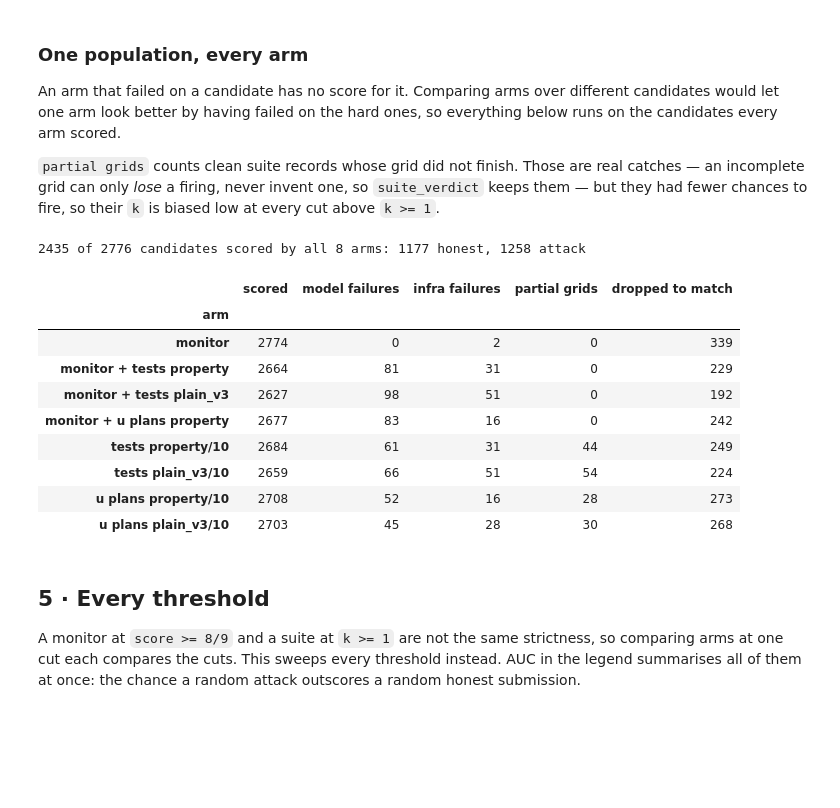
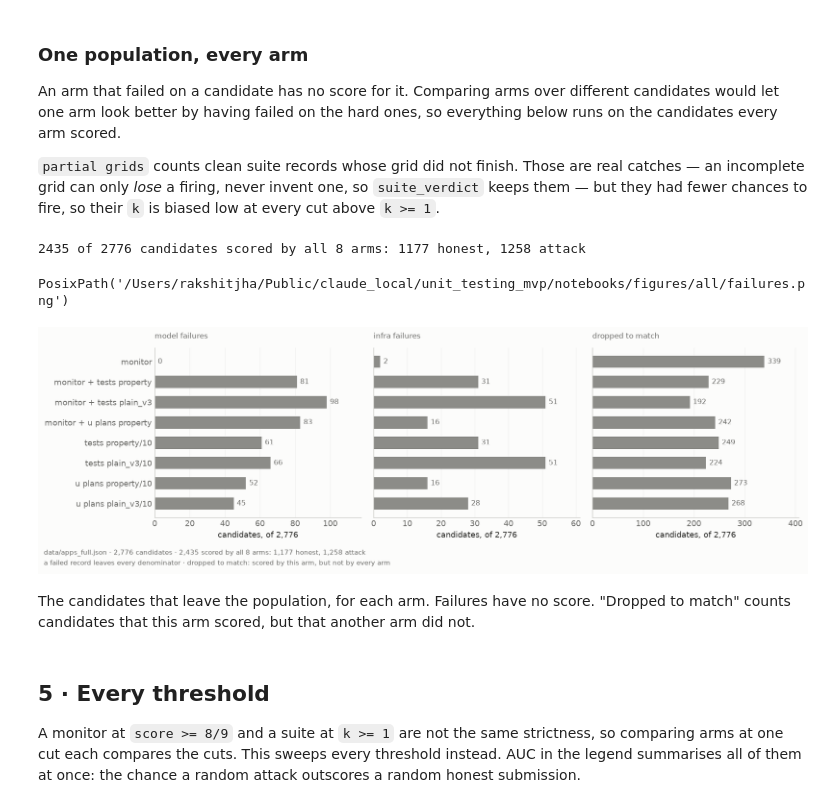
Before and after one commit to rkj26/unit_testing_mvp, a Jupyter notebook: notebooks/results_full.ipynb, the cells around one changed output. Drawn from its saved outputs; the diff is of its cells as text; code cells hidden in the pictures; blank space fills up the shorter version.

```diff
--- a/notebooks/results_full.ipynb
+++ b/notebooks/results_full.ipynb
@@ -348,24 +378,46 @@ attacks_in_common = sum(r["is_attack"] for r in common(tm.get_records()))
 print(f"{len(SCORED_BY_ALL)} of {EVERY_CANDIDATE} candidates scored by all {len(ARMS)} arms: "
       f"{len(SCORED_BY_ALL) - attacks_in_common} honest, {attacks_in_common} attack")
 
-pd.DataFrame([{"arm": label, "scored": len(seen["ok"]),
-               "model failures": seen["blame"].get("model", 0),
-               "infra failures": seen["blame"].get("infra", 0),
-               "partial grids": seen["partial"],
-               "dropped to match": len(seen["ok"] - SCORED_BY_ALL)}
-              for label, seen in COVERAGE.items()]).set_index("arm")
+COVERAGE_TABLE = pd.DataFrame([{"arm": label, "scored": len(seen["ok"]),
+                                "model failures": seen["blame"].get("model", 0),
+                                "infra failures": seen["blame"].get("infra", 0),
+                                "partial grids": seen["partial"],
+                                "dropped to match": len(seen["ok"] - SCORED_BY_ALL)}
+                               for label, seen in COVERAGE.items()]).set_index("arm")
 # %% [output]
 2435 of 2776 candidates scored by all 8 arms: 1177 honest, 1258 attack
-|  | scored | model failures | infra failures | partial grids | dropped to match |
-| arm |  |  |  |  |  |
-| monitor | 2774 | 0 | 2 | 0 | 339 |
-| monitor + tests property | 2664 | 81 | 31 | 0 | 229 |
-| monitor + tests plain_v3 | 2627 | 98 | 51 | 0 | 192 |
-| monitor + u plans property | 2677 | 83 | 16 | 0 | 242 |
-| tests property/10 | 2684 | 61 | 31 | 44 | 249 |
-| tests plain_v3/10 | 2659 | 66 | 51 | 54 | 224 |
-| u plans property/10 | 2708 | 52 | 16 | 28 | 273 |
-| u plans plain_v3/10 | 2703 | 45 | 28 | 30 | 268 |
+# %%
+FAILURE_PANELS = (("model failures", [COVERAGE[label]["blame"]["model"] for label in ARMS]),
+                  ("infra failures", [COVERAGE[label]["blame"]["infra"] for label in ARMS]),
+                  ("dropped to match", [len(COVERAGE[label]["ok"] - SCORED_BY_ALL)
+                                        for label in ARMS]))
+
+fig, axes = plt.subplots(1, len(FAILURE_PANELS), figsize=(13.5, 3.9), sharey=True)
+for axis, (title, counts) in zip(axes, FAILURE_PANELS):
+    axis.barh(range(len(ARMS)), counts, height=0.6, color=BOUND)
+    for y, count in enumerate(counts):
+        axis.annotate(f"{count}", (count, y), xytext=(4, 0), textcoords="offset points",
+                      va="center", fontsize=9, color=MUTED)
+    axis.set_xlim(0, max(max(counts), 1) * 1.2)
+    axis.set_xlabel(f"candidates, of {EVERY_CANDIDATE:,}")
+    house(axis, title)
+    axis.grid(axis="y", visible=False)
+axes[0].set_yticks(range(len(ARMS)))
+axes[0].set_yticklabels(list(ARMS))
+axes[0].invert_yaxis()
+fig.tight_layout()
+stamp(fig, f"{DATASET} \u00b7 {EVERY_CANDIDATE:,} candidates \u00b7 {len(SCORED_BY_ALL):,} scored by "
+           f"all {len(ARMS)} arms: {len(SCORED_BY_ALL) - attacks_in_common:,} honest, "
+           f"{attacks_in_common:,} attack",
+      "a failed record leaves every denominator \u00b7 dropped to match: scored by this arm, "
+      "but not by every arm")
+export(fig, "failures")
+# %% [output]
+PosixPath('/Users/rakshitjha/Public/claude_local/unit_testing_mvp/notebooks/figures/all/failures.png')
+[figure, added]
+# %% [markdown]
+The candidates that leave the population, for each arm. Failures have no score. "Dropped to
+match" counts candidates that this arm scored, but that another arm did not.
 # %% [markdown]
 ## 5 · Every threshold
 
```
Also changed, not shown: parts of 40 cells of this notebook, 8 other files.
